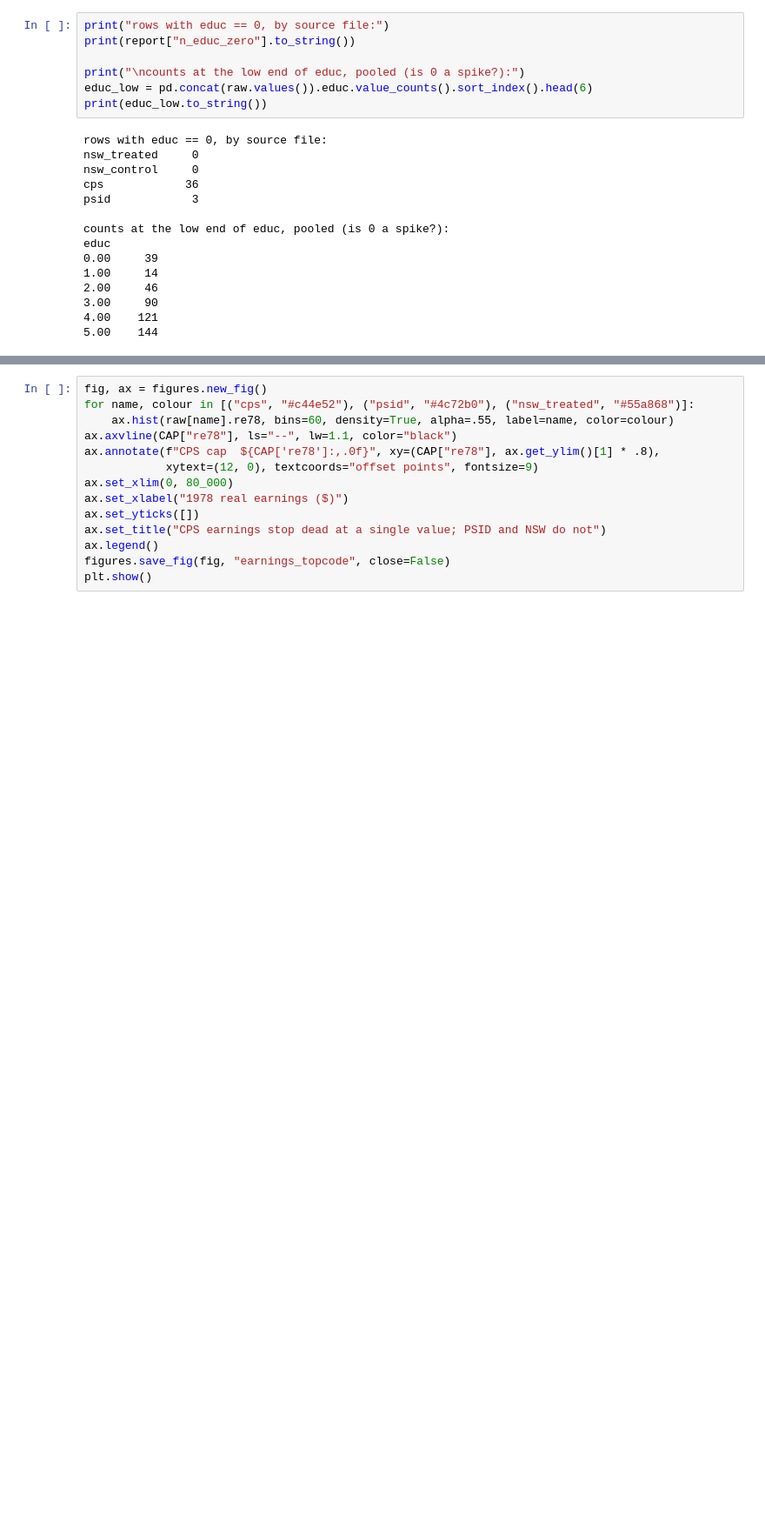
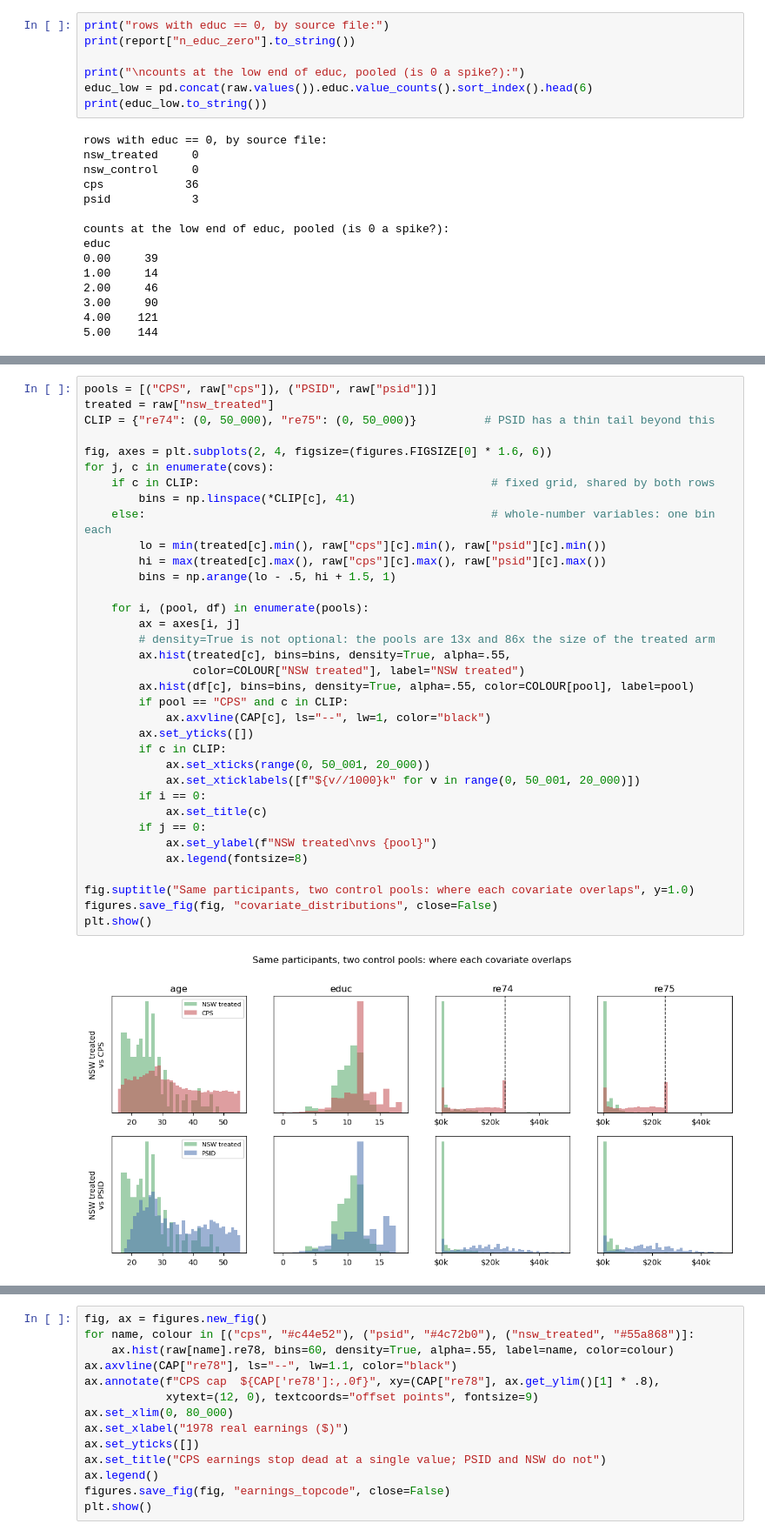
Before and after one commit to stellawwww/psm-causal-inference, a Jupyter notebook: notebooks/01_data_prep.ipynb, the cells around one changed output, grey strips where cells are left out. Shown at 87% size. Cells and saved outputs as stored; diff of their text form; blank space fills up the shorter version.

```diff
--- a/notebooks/01_data_prep.ipynb
+++ b/notebooks/01_data_prep.ipynb
@@ -479,0 +510,37 @@ Splitting the outcome by source makes the cap unmistakable.
+# %%
+pools = [("CPS", raw["cps"]), ("PSID", raw["psid"])]
+treated = raw["nsw_treated"]
+CLIP = {"re74": (0, 50_000), "re75": (0, 50_000)}          # PSID has a thin tail beyond this
+
+fig, axes = plt.subplots(2, 4, figsize=(figures.FIGSIZE[0] * 1.6, 6))
+for j, c in enumerate(covs):
+    if c in CLIP:                                           # fixed grid, shared by both rows
+        bins = np.linspace(*CLIP[c], 41)
+    else:                                                   # whole-number variables: one bin each
+        lo = min(treated[c].min(), raw["cps"][c].min(), raw["psid"][c].min())
+        hi = max(treated[c].max(), raw["cps"][c].max(), raw["psid"][c].max())
+        bins = np.arange(lo - .5, hi + 1.5, 1)
+
+    for i, (pool, df) in enumerate(pools):
+        ax = axes[i, j]
+        # density=True is not optional: the pools are 13x and 86x the size of the treated arm
+        ax.hist(treated[c], bins=bins, density=True, alpha=.55,
+                color=COLOUR["NSW treated"], label="NSW treated")
+        ax.hist(df[c], bins=bins, density=True, alpha=.55, color=COLOUR[pool], label=pool)
+        if pool == "CPS" and c in CLIP:
+            ax.axvline(CAP[c], ls="--", lw=1, color="black")
+        ax.set_yticks([])
+        if c in CLIP:
+            ax.set_xticks(range(0, 50_001, 20_000))
+            ax.set_xticklabels([f"${v//1000}k" for v in range(0, 50_001, 20_000)])
+        if i == 0:
+            ax.set_title(c)
+        if j == 0:
+            ax.set_ylabel(f"NSW treated\nvs {pool}")
+            ax.legend(fontsize=8)
+
+fig.suptitle("Same participants, two control pools: where each covariate overlaps", y=1.0)
+figures.save_fig(fig, "covariate_distributions", close=False)
+plt.show()
+# %% [output]
+[figure, added]
```
Also changed, not shown: parts of 29 cells of this notebook, 4 other files.
